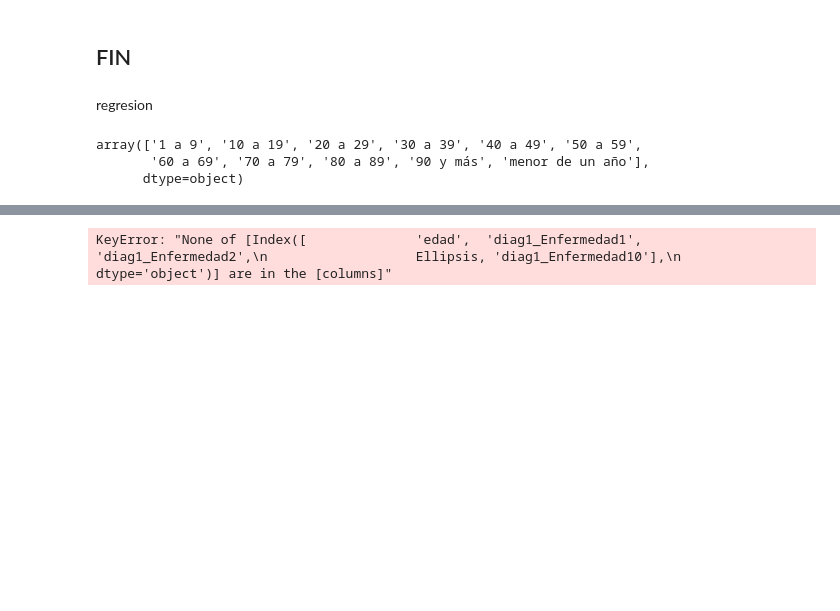
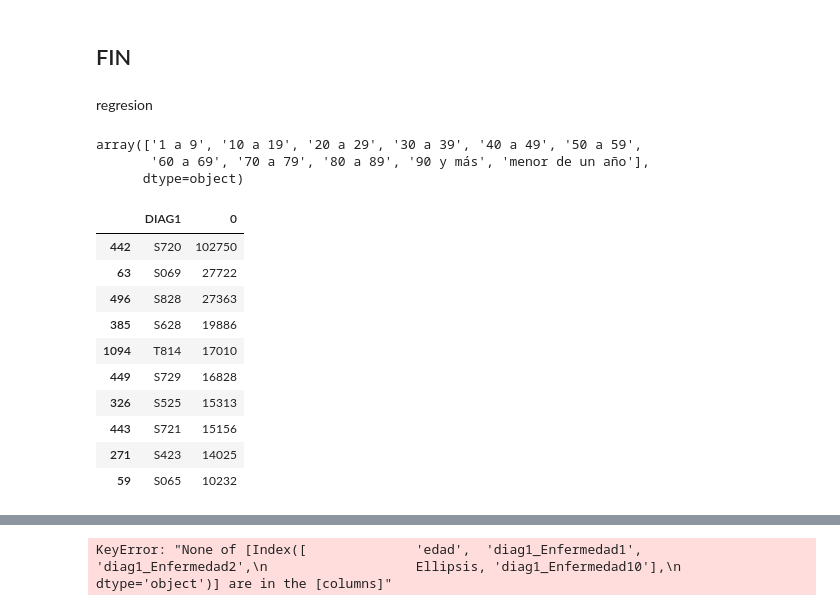
Before and after one commit to siwikiwi/ATDC--imt2200, a Jupyter notebook: proyecto_inicial.ipynb, the cells around one changed output, grey strips where cells are left out. Saved outputs shown, nothing was run; the diff lists cells and outputs as text; code cells hidden in the pictures; blank space fills up the shorter version.

```diff
--- a/proyecto_inicial.ipynb
+++ b/proyecto_inicial.ipynb
@@ -413,0 +415,15 @@ edades = ['60 a 69', '70 a 79', '80 a 89', '90 y más']
+# %%
+df2 = df.groupby(by="DIAG1").size().reset_index().sort_values(by=0, ascending=False).head(10)
+df2
+# %% [output]
+|  | DIAG1 | 0 |
+| 442 | S720 | 102750 |
+| 63 | S069 | 27722 |
+| 496 | S828 | 27363 |
+| 385 | S628 | 19886 |
+| 1094 | T814 | 17010 |
+| 449 | S729 | 16828 |
+| 326 | S525 | 15313 |
+| 443 | S721 | 15156 |
+| 271 | S423 | 14025 |
+| 59 | S065 | 10232 |
```
Also changed, not shown: parts of 8 cells of this notebook.
